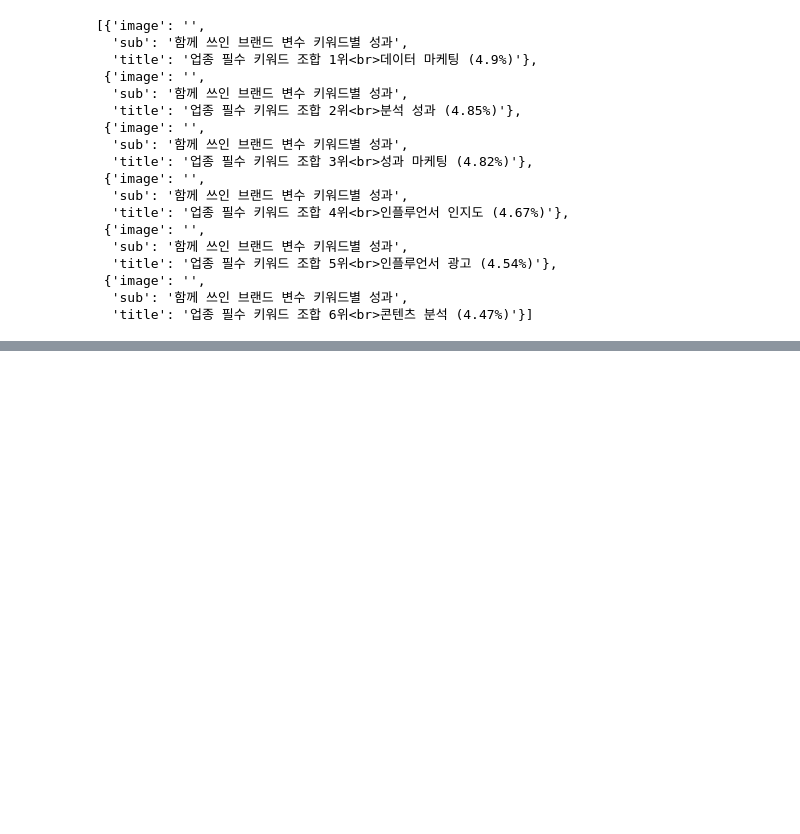
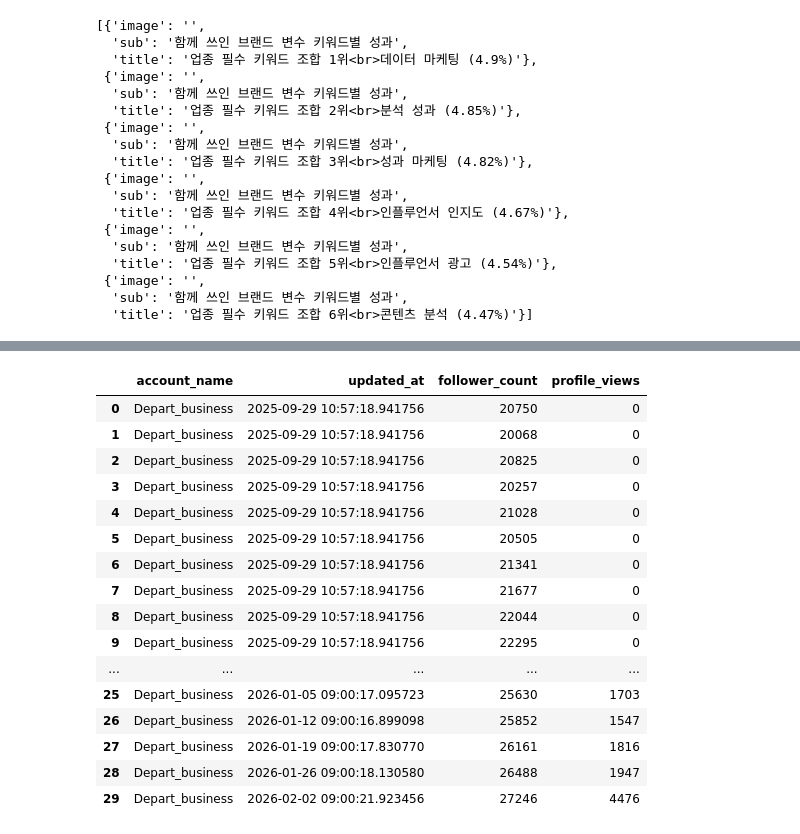
Before and after one commit to CheonJihyun/depart_analysisreport_automation, a Jupyter notebook: df_test.ipynb, the cells around one changed output, grey strips where cells are left out. Drawn from its saved outputs; the diff is of its cells as text; code cells hidden in the pictures; blank space fills up the shorter version.

```diff
--- a/df_test.ipynb
+++ b/df_test.ipynb
@@ -167,15 +219,33 @@ engine_db = get_engine_db()
 # %%
 query = f"""
 SELECT aa.account_name, ig.updated_at, ig.follower_count, ig.profile_views
 FROM instagram_followers ig
 JOIN facebook_pages fb ON ig.page_id = fb.id
 JOIN ad_accounts aa ON fb.ad_account_id = aa.id
-WHERE aa.id = '{target_id}'
+WHERE aa.id = '8'
 """
 
 df = pd.read_sql(query, engine_db)
 
 df
+# %% [output]
+|  | account_name | updated_at | follower_count | profile_views |
+| 0 | Depart_business | 2025-09-29 10:57:18.941756 | 20750 | 0 |
+| 1 | Depart_business | 2025-09-29 10:57:18.941756 | 20068 | 0 |
+| 2 | Depart_business | 2025-09-29 10:57:18.941756 | 20825 | 0 |
+| 3 | Depart_business | 2025-09-29 10:57:18.941756 | 20257 | 0 |
+| 4 | Depart_business | 2025-09-29 10:57:18.941756 | 21028 | 0 |
+| 5 | Depart_business | 2025-09-29 10:57:18.941756 | 20505 | 0 |
+| 6 | Depart_business | 2025-09-29 10:57:18.941756 | 21341 | 0 |
+| 7 | Depart_business | 2025-09-29 10:57:18.941756 | 21677 | 0 |
+| 8 | Depart_business | 2025-09-29 10:57:18.941756 | 22044 | 0 |
+| 9 | Depart_business | 2025-09-29 10:57:18.941756 | 22295 | 0 |
+| ... | ... | ... | ... | ... |
+| 25 | Depart_business | 2026-01-05 09:00:17.095723 | 25630 | 1703 |
+| 26 | Depart_business | 2026-01-12 09:00:16.899098 | 25852 | 1547 |
+| 27 | Depart_business | 2026-01-19 09:00:17.830770 | 26161 | 1816 |
+| 28 | Depart_business | 2026-01-26 09:00:18.130580 | 26488 | 1947 |
+| 29 | Depart_business | 2026-02-02 09:00:21.923456 | 27246 | 4476 |
 # %%
 engine = get_engine()
 
```
Also changed, not shown: parts of 4 cells of this notebook, 9 other files.
